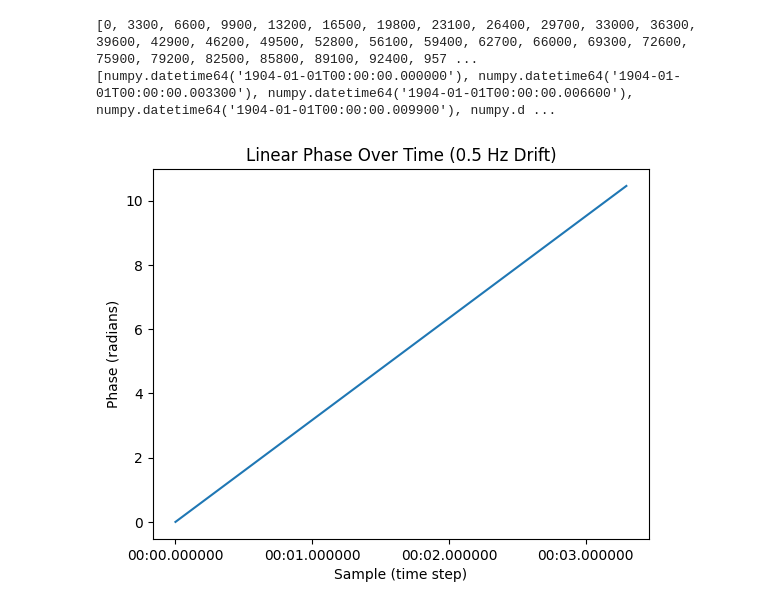
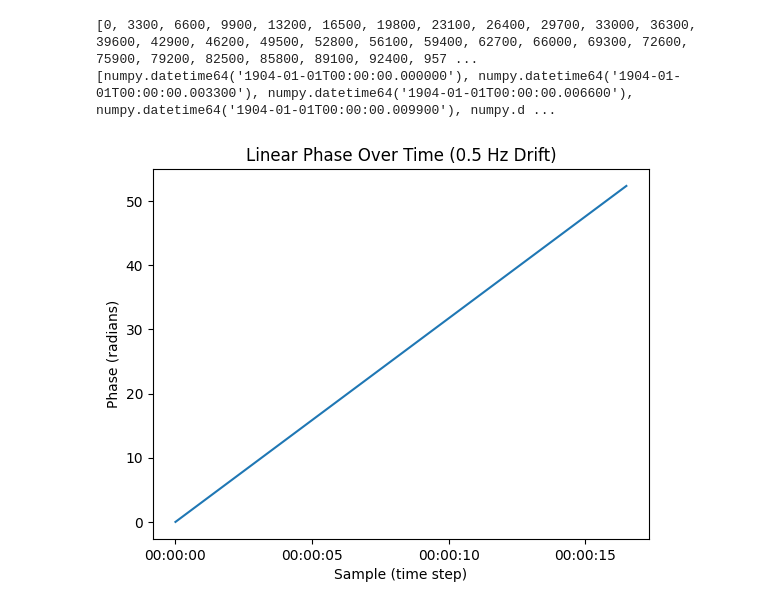
Before and after one commit to neurogears/vestibular-vr, a Jupyter notebook: analysis/sin_playback_example.ipynb, the cells around one changed output. Cells and saved outputs as stored; diff of their text form; code cells hidden in the pictures.

```diff
--- a/analysis/sin_playback_example.ipynb
+++ b/analysis/sin_playback_example.ipynb
@@ -5,7 +5,7 @@ import matplotlib.pyplot as plt
 import pandas as pd
 # %%
 # create a range of regularly spaced times
-n = 1000 # number of times
+n = 5000 # number of times
 step = 3300 # time between each in us
 
 sampling_rate = 300 #flow sensor sampling rate
@@ -26,31 +26,31 @@ print(times)
 # N.B. for line above. The determinator of playback rate is Bonsai itself, not the harp timestamps in the csv file.
 # Bonsai uses the timing of the flow sensor to sample from the csv playback file (approx 300Hz). Therefore the sample rate in the csv file is meaningless when loaded in Bonsai.
 # Originally these HARP timestamps were kept in the csv file so one could see the original sample rate the data was acquired at.
 # In practice to make a playback file at a desired frequency one needs to keep in mind that Bonsai will replay at 300Hz (flow sensor rate). Therefore to make a true 300Hz sine wave, one would need to generate a playback file in which a full sin phase completion happens every 300 samples.
 
 #for linear increase
 # linear_values = np.int16(m * np.arange(n))
 linear_values = m * np.arange(n)
 
 
 #plot
 # plt.plot(linear_values)
 
 # Plot the linear phase values
 plt.plot(times, linear_values)
 plt.xlabel('Sample (time step)')
 plt.ylabel('Phase (radians)')
 plt.title('Linear Phase Over Time (0.5 Hz Drift)')
 plt.show()
 
 # plt.plot(sin_wave)
 
 # construct into a data frame
 dataframe = pd.DataFrame(linear_values, index=times)
 # dataframe = pd.DataFrame(sin_wave, index=times)
 
 dataframe.to_csv('lin_playback.csv', header=False, sep=',', lineterminator='\n')
 # %% [output]
 [0, 3300, 6600, 9900, 13200, 16500, 19800, 23100, 26400, 29700, 33000, 36300, 39600, 42900, 46200, 49500, 52800, 56100, 59400, 62700, 66000, 69300, 72600, 75900, 79200, 82500, 85800, 89100, 92400, 957 ...
 [numpy.datetime64('1904-01-01T00:00:00.000000'), numpy.datetime64('1904-01-01T00:00:00.003300'), numpy.datetime64('1904-01-01T00:00:00.006600'), numpy.datetime64('1904-01-01T00:00:00.009900'), numpy.d ...
-[figure, old version]
+[figure, new version]
```
